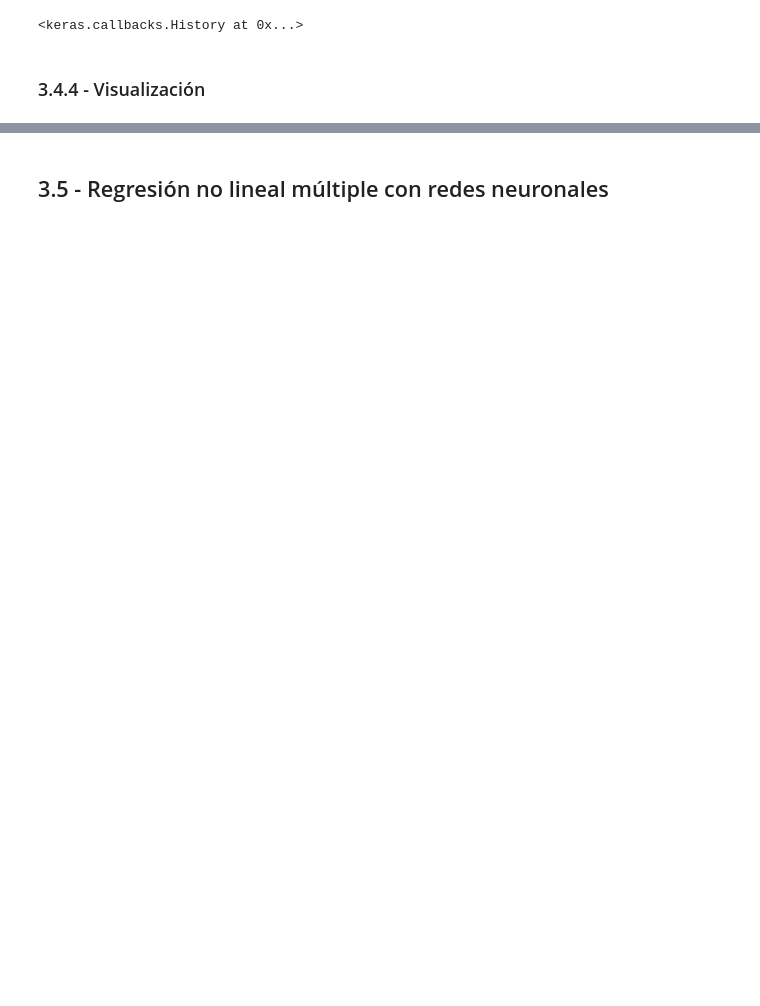
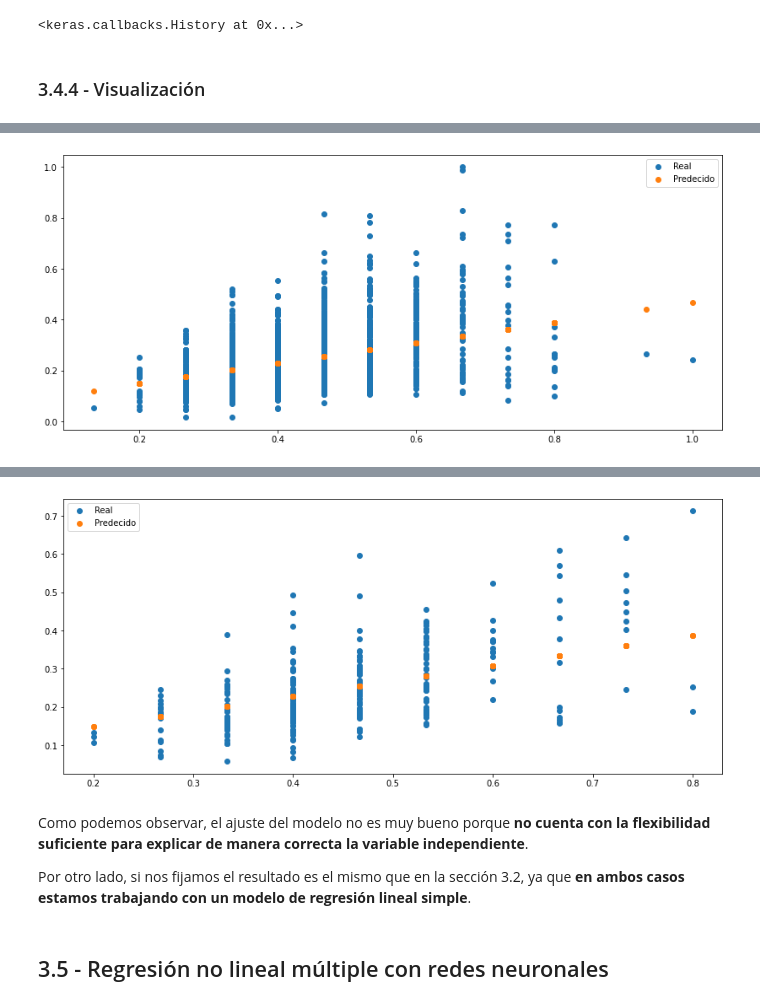
Before and after one commit to ferjorosa/tokio-school-dl-03-2023, a Jupyter notebook: 2 - APRENDIZAJE PROFUNDO/3-Regresion.ipynb, the cells around one changed output, grey strips where cells are left out. Cells and saved outputs as stored; diff of their text form; code cells hidden in the pictures; blank space fills up the shorter version.

```diff
--- a/2 - APRENDIZAJE PROFUNDO/3-Regresion.ipynb
+++ b/2 - APRENDIZAJE PROFUNDO/3-Regresion.ipynb
@@ -412,14 +420,14 @@ layers = [keras.layers.Dense(1,
          ]
 
 # Compilación de la red neuronal
-model = keras.Sequential(layers, name="linear_regression_model")
+model_linear_simple = keras.Sequential(layers, name="linear_regression_simple_model")
 
 # Configuración del algoritmo de optimización y función de loss
-model.compile(
+model_linear_simple.compile(
     optimizer=keras.optimizers.SGD(learning_rate=0.01),
     loss="mse",
     metrics=[keras.metrics.RootMeanSquaredError(), "mse", "mae"]
 )
 
-model.summary()
+model_linear_simple.summary()
 # %% [output]
@@ -453,7 +461,7 @@ from keras.callbacks import TensorBoard
 tensorboard_callback = TensorBoard(log_dir="logs_linear_regression_simple")
 
 # Ejecución del proceso de aprendizaje
-model.fit(
+model_linear_simple.fit(
     x_train,
     y_train,
     epochs=25, # Numero de iteraciones
@@ -485,4 +493,15 @@ Epoch 25/25
 # %%
 import matplotlib.pyplot as plt
 
-def print_regression_line(model, X_print, X, Y):
+def print_neural_regression_line(model, X_print, X, Y):
+    plt.rcParams["figure.figsize"] = (14, 6)
+    plt.rcParams["lines.linewidth"] = 3
+    plt.rcParams["axes.labelsize"] = 20
+    plt.scatter(X_print, Y, label="Real")
+    plt.scatter(X_print, model.predict(X).flatten(), label="Predecido")
+    plt.legend(["Real", "Predecido"])
+    plt.show()
+
+print_neural_regression_line(model_linear_simple, x_train, x_train, y_train)
+print_neural_regression_line(model_linear_simple, x_test, x_test, y_test)
+# %% [output]
@@ -488,0 +509 @@ def print_regression_line(model, X_print, X, Y):
+[figure, added]
@@ -489,2 +511,7 @@ def print_regression_line(model, X_print, X, Y):
+[figure, added]
+# %% [markdown]
+Como podemos observar, el ajuste del modelo no es muy bueno porque **no cuenta con la flexibilidad suficiente para explicar de manera correcta la variable independiente**.
+
+Por otro lado, si nos fijamos el resultado es el mismo que en la sección 3.2, ya que **en ambos casos estamos trabajando con un modelo de regresión lineal simple**.
 # %% [markdown]
 ## 3.5 - Regresión no lineal múltiple con redes neuronales
```
Also changed, not shown: parts of 25 cells of this notebook, 1 other file.
